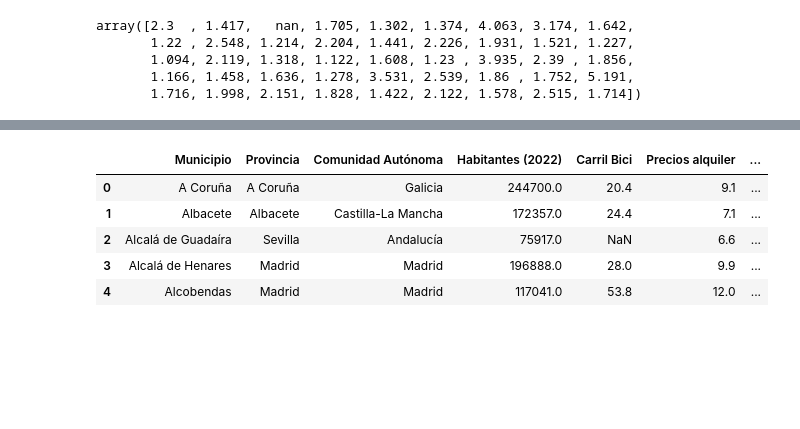
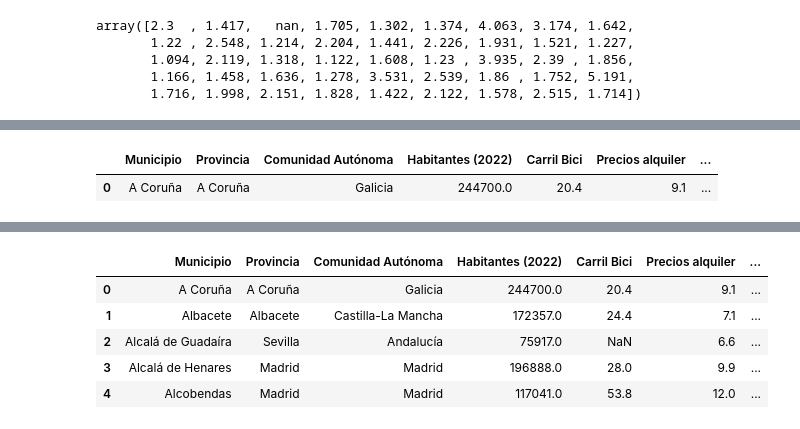
Before and after one commit to maria-ariza/promoK-modulo4-sprint1-pairprogramming-Veronica-Maria, a Jupyter notebook: EDA.ipynb, the cells around one changed output, grey strips where cells are left out. Saved outputs shown, nothing was run; the diff lists cells and outputs as text; code cells hidden in the pictures; blank space fills up the shorter version.

```diff
--- a/EDA.ipynb
+++ b/EDA.ipynb
@@ -372,0 +383,5 @@ df
+# %%
+df[df['Precio medio vivienda (EUR/m2)'] == 2.3]
+# %% [output]
+|  | Municipio | Provincia | Comunidad Autónoma | Habitantes (2022) | Carril Bici | Precios alquiler | ... |
+| 0 | A Coruña | A Coruña | Galicia | 244700.0 | 20.4 | 9.1 | ... |
```
Also changed, not shown: parts of 9 cells of this notebook, 2 other files.
